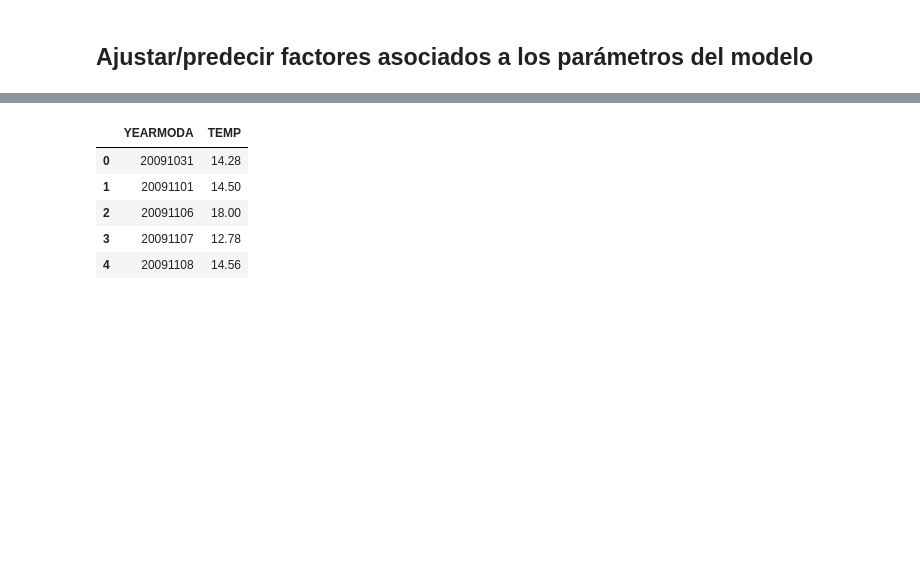
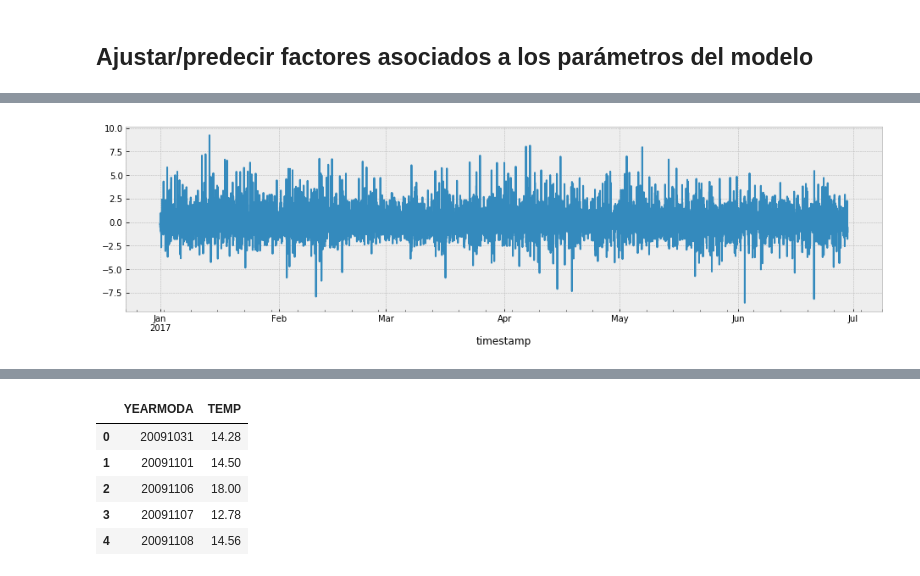
Before and after one commit to dsanmartin/INF475-PJ, a Jupyter notebook: project.ipynb, the cells around one changed output, grey strips where cells are left out. Cells and saved outputs as stored; diff of their text form; code cells hidden in the pictures; blank space fills up the shorter version.

```diff
--- a/project.ipynb
+++ b/project.ipynb
@@ -66,0 +142,7 @@ interactive(children=(IntSlider(value=0, continuous_update=False, description='t
+# %%
+diff_speed = pd.Series(np.diff(speed, 1), index=speed.index[1:])
+# %%
+diff_speed.plot(figsize=(16, 4))
+plt.show()
+# %% [output]
+[figure, added]
```
Also changed, not shown: parts of 39 cells of this notebook.
